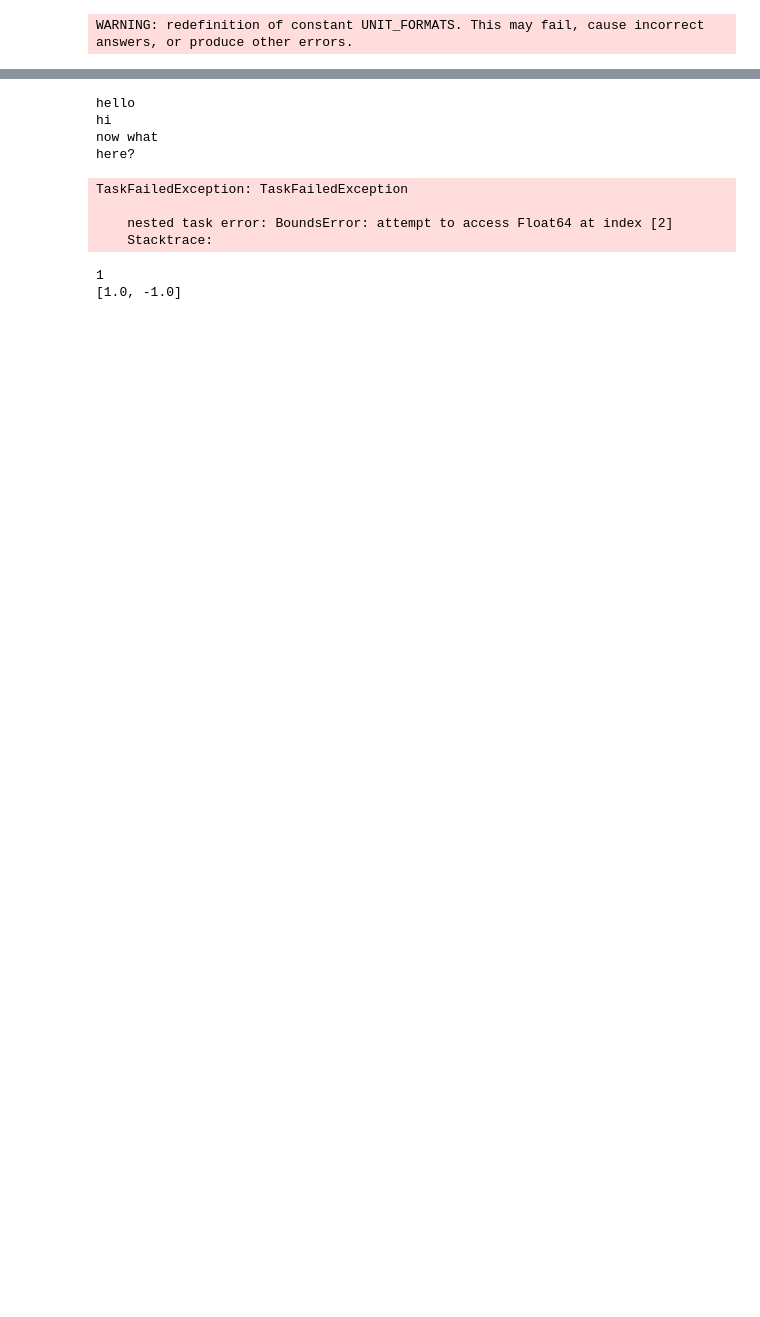
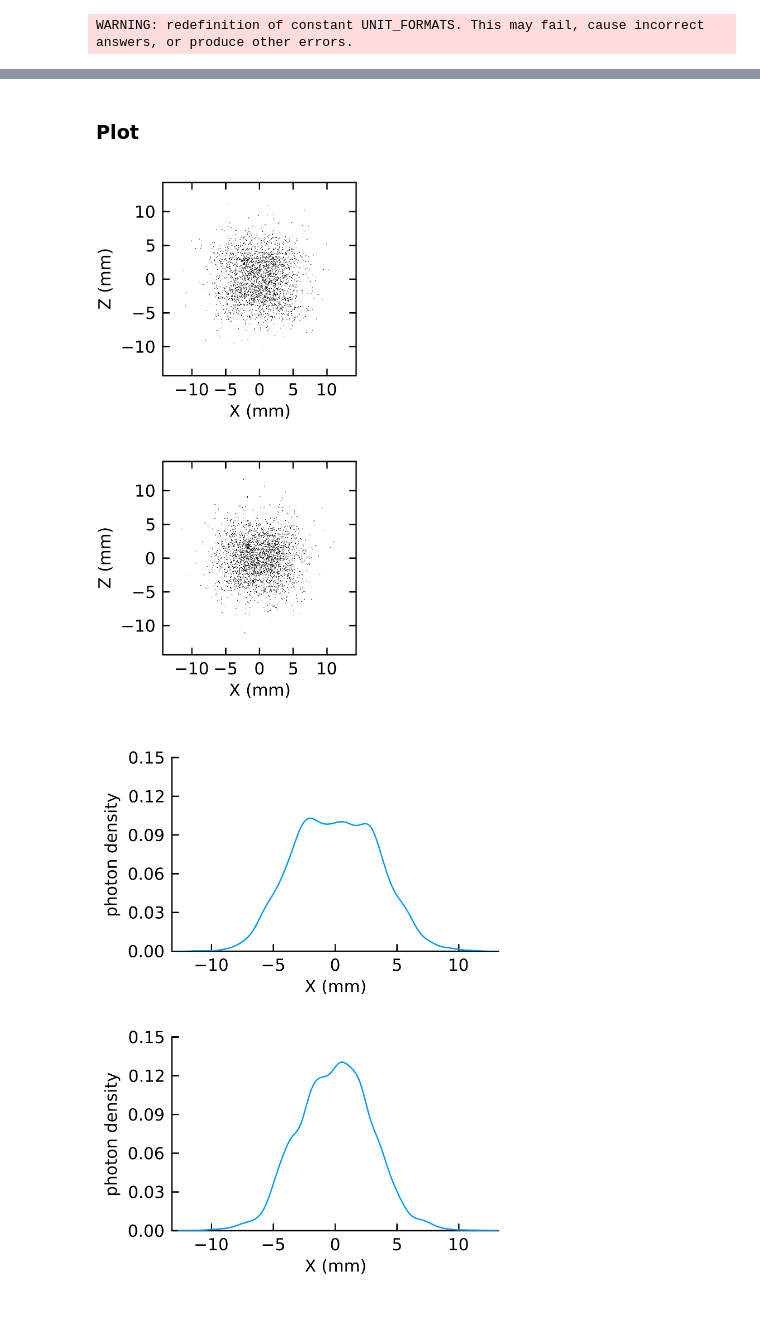
Before and after one commit to wyp7/AtomInterferometryPhase, a Jupyter notebook: demo_scripts/script_240704.ipynb, the cells around one changed output, grey strips where cells are left out. Cells and saved outputs as stored; diff of their text form; code cells hidden in the pictures; blank space fills up the shorter version.

```diff
--- a/demo_scripts/script_240704.ipynb
+++ b/demo_scripts/script_240704.ipynb
@@ -29,7 +43,8 @@ plot(p1,p2,layout = (1,2))#)grid(1,2,heights = [0.5]))#,width = [0.6,0.6]))
 # %%
-num = 1 # number of atoms
+num = 5000 # number of atoms
 
-cloud_r = 1e-3  # radius of initial cloud
+cloud_r = .8e-3  # radius of initial cloud
+                 # cloud_r should ideally smaller than kx----abb feature size
 cloud_T = 6e-3  # (6 mK) initial temperatues/velocity
 
 phase_out = Vector{Float64}(undef,num)
@@ -38,33 +53,24 @@ pos_out = Matrix{Float64}(undef,num,3)
 atom_init_pos = init_pos(cloud_r,num)   # initialize atom position
 atom_init_vel = init_vel(cloud_T,num)   # initialize atom velocity given temperature
 
-seq = [[1.,-1.]]
-
+seq = [[-1.,1.]] # pulse sequence
 
 Threads.@threads for i in 1:num # evaluate each atom in parallel
     r = atom_init_pos[i,:]
     v = atom_init_vel[i,:]
-    phase_out_temp, pos_out_temp = atom_phase_path_seq(seq, r,v,0.,2e-3,1,phase_cos,1024*1e-3,phase_shear)
-   # print("done\n")
-    #phase_out[i] = phase_out_temp # final phase diff info
 
-    #pos_out[i,:] = hcat(pos_out_temp)   # final position info
+    phase_out_temp, pos_out_temp = atom_phase_path_seq(seq,r,v,0.,2e-3,1,phase_cos,phase_shear_null,wdw,n)
+
+    phase_out[i] = phase_out_temp # final phase diff info
+    pos_out[i,:] = hcat(pos_out_temp)   # final position info
 
 end
-# %% [output]
-hello
-hi
-now what
-here?
-TaskFailedException: TaskFailedException
-
-    nested task error: BoundsError: attempt to access Float64 at index [2]
-    Stacktrace:
-# %%
-for (idx,d) in enumerate(seq)
-    print(idx,"\n")
-    print(d,"\n")
-end
-# %% [output]
-1
-[1.0, -1.0]
+# %% [markdown]
+### Plot
+# %%
+p2d = plot2d(pos_out,phase_out);
+p1d_1 = plot1d(pos_out,phase_out,1,300);
+p1d_2 = plot1d(pos_out,phase_out,2,300);
+# %% [output]
+[figure, added]
+[figure, added]
```
Also changed, not shown: parts of 11 cells of this notebook.
